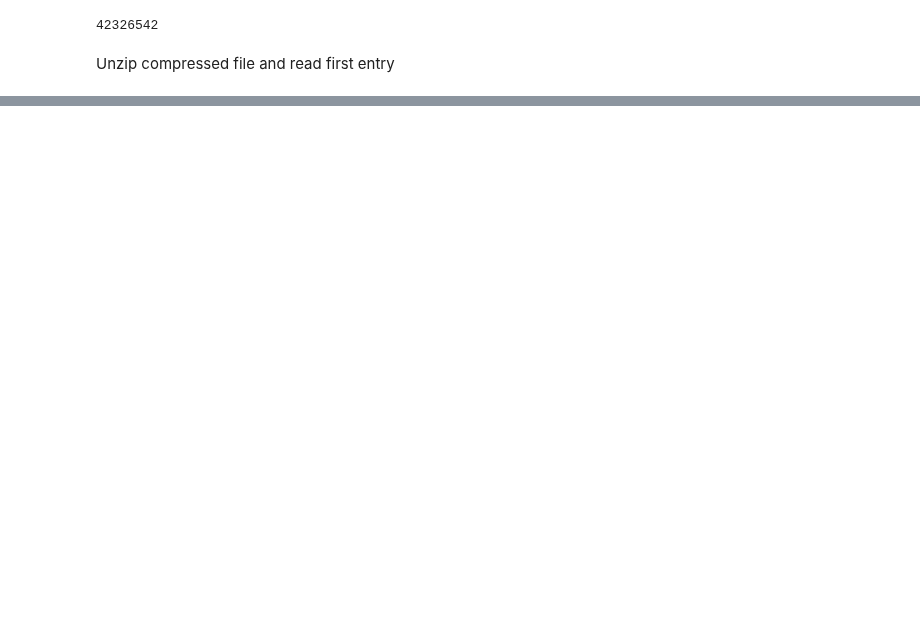
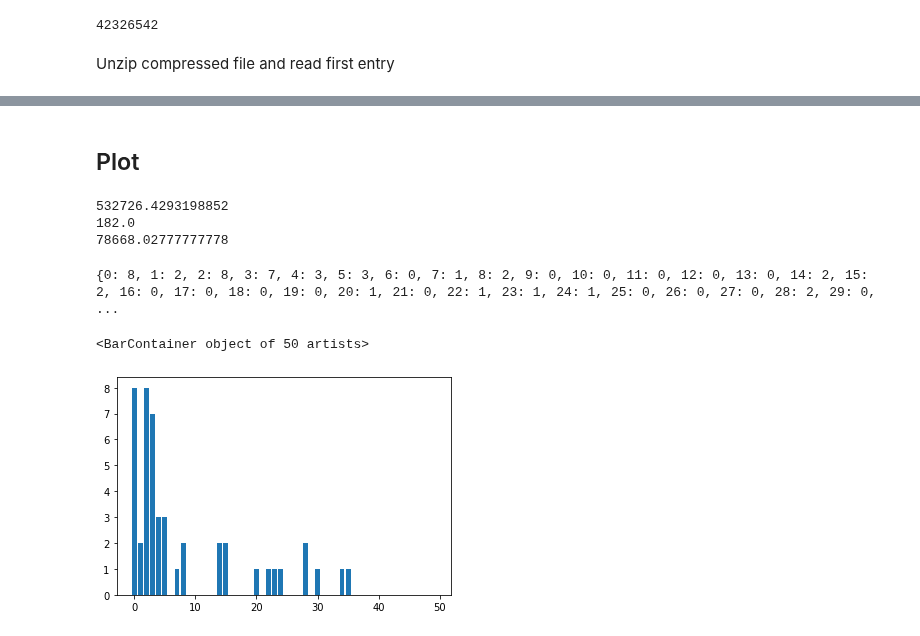
Before and after one commit to Coders-HQ/CHQ_Scoring, a Jupyter notebook: gh_archive.ipynb, the cells around one changed output, grey strips where cells are left out. Saved outputs shown, nothing was run; the diff lists cells and outputs as text; code cells hidden in the pictures; blank space fills up the shorter version.

```diff
--- a/gh_archive.ipynb
+++ b/gh_archive.ipynb
@@ -38,0 +90,3 @@ with open(date.strip('.gz'), 'a+') as f_1:
+# %%
+for k,v in score_dict.items():
+    print(k,' ',v)
@@ -38,0 +111,48 @@ with open(date.strip('.gz'), 'a+') as f_1:
+# %% [markdown]
+## Plot
+# %%
+import matplotlib
+import statistics
+
+all_scores  = [v for k,v in score_dict.items()]
+
+std_dev = statistics.stdev(all_scores)
+median = statistics.median(all_scores)
+mean = statistics.mean(all_scores)
+
+print(std_dev)
+print(median)
+print(mean)
+# %% [output]
+532726.4293198852
+182.0
+78668.02777777778
+# %%
+
+
+interval = 50
+max_score = 500
+chunk = max_score/interval
+
+plot_dict = {}
+
+for i in range(interval):
+    freq = 0
+    for j in all_scores:
+        if j >=i*(chunk) and j <=(i+1)*chunk:
+            freq +=1
+        plot_dict[i] = freq
+
+print(plot_dict)
+# %% [output]
+{0: 8, 1: 2, 2: 8, 3: 7, 4: 3, 5: 3, 6: 0, 7: 1, 8: 2, 9: 0, 10: 0, 11: 0, 12: 0, 13: 0, 14: 2, 15: 2, 16: 0, 17: 0, 18: 0, 19: 0, 20: 1, 21: 0, 22: 1, 23: 1, 24: 1, 25: 0, 26: 0, 27: 0, 28: 2, 29: 0, ...
+# %%
+import matplotlib.pyplot as plt
+
+x = [k for k,v in plot_dict.items()]
+y = [v for k,v in plot_dict.items()]
+
+plt.bar(x,y)
+# %% [output]
+<BarContainer object of 50 artists>
+[figure, added]
```
Also changed, not shown: parts of 9 cells of this notebook.
